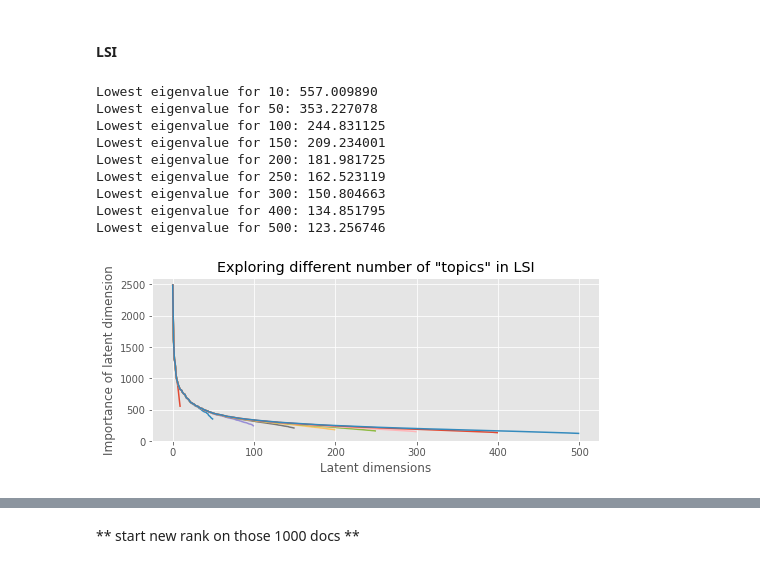
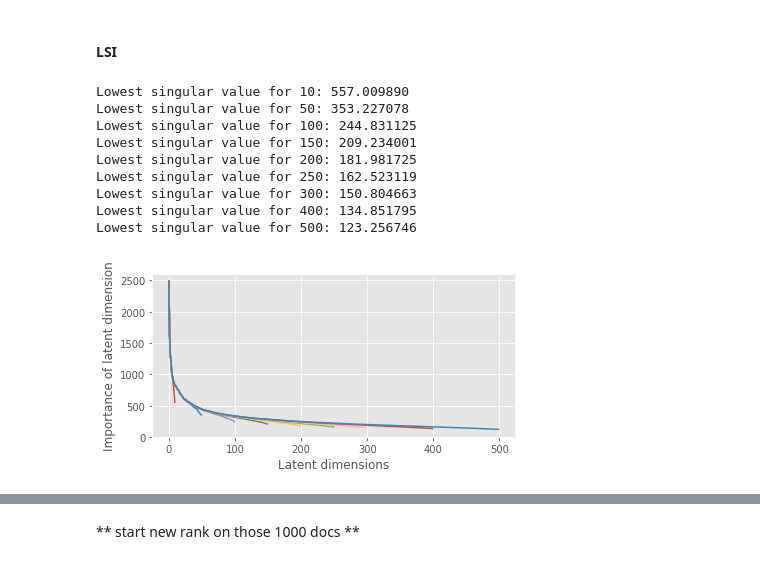
Before and after one commit to littlewine/search-struct-unstruct-data, a Jupyter notebook: assignment 1 Antonis.ipynb, the cells around one changed output, grey strips where cells are left out. Saved outputs shown, nothing was run; the diff lists cells and outputs as text; code cells hidden in the pictures.

```diff
--- a/assignment 1 Antonis.ipynb
+++ b/assignment 1 Antonis.ipynb
@@ -1159,31 +1159,32 @@ for n_top in [10,50,100, 150,200, 250,300,400, 500]:
         print(fname)
         lsi.save(fname)
 # %%
-matplotlib.rcParams['figure.figsize'] = (8.0, 3.0)
+matplotlib.rcParams['figure.figsize'] = (6.5, 3.0)
 # %%
 # does not load model
 #print eigenvalues
 for n_top in [10,50,100,150,200,250,300,400, 500]:
     fname = 'lsi/lsi_counts%i.mod'%n_top
 #     print(fname)
     lsi = lsi.load(fname,mmap='r')
-    print("Lowest eigenvalue for %i: %f"%(n_top,lsi.projection.s[-1]))
+    print("Lowest singular value for %i: %f"%(n_top,lsi.projection.s[-1]))
     plt.plot(lsi.projection.s,label='%i latent dims'%n_top)
 plt.xlabel('Latent dimensions')
 plt.ylabel('Importance of latent dimension')
-plt.title('Exploring different number of "topics" in LSI')
+# plt.title('Exploring different number of "topics" in LSI')
+plt.savefig('LsiSingValues.eps', format='eps', dpi=1000)
 plt.show()
 # %% [output]
-Lowest eigenvalue for 10: 557.009890
-Lowest eigenvalue for 50: 353.227078
-Lowest eigenvalue for 100: 244.831125
-Lowest eigenvalue for 150: 209.234001
-Lowest eigenvalue for 200: 181.981725
-Lowest eigenvalue for 250: 162.523119
-Lowest eigenvalue for 300: 150.804663
-Lowest eigenvalue for 400: 134.851795
-Lowest eigenvalue for 500: 123.256746
+Lowest singular value for 10: 557.009890
+Lowest singular value for 50: 353.227078
+Lowest singular value for 100: 244.831125
+Lowest singular value for 150: 209.234001
+Lowest singular value for 200: 181.981725
+Lowest singular value for 250: 162.523119
+Lowest singular value for 300: 150.804663
+Lowest singular value for 400: 134.851795
+Lowest singular value for 500: 123.256746
-[figure, old version]
+[figure, new version]
 # %%
 matplotlib.rcParams['figure.figsize'] = (16.0, 12.0)
 # %%
```
Also changed, not shown: parts of 11 cells of this notebook.
